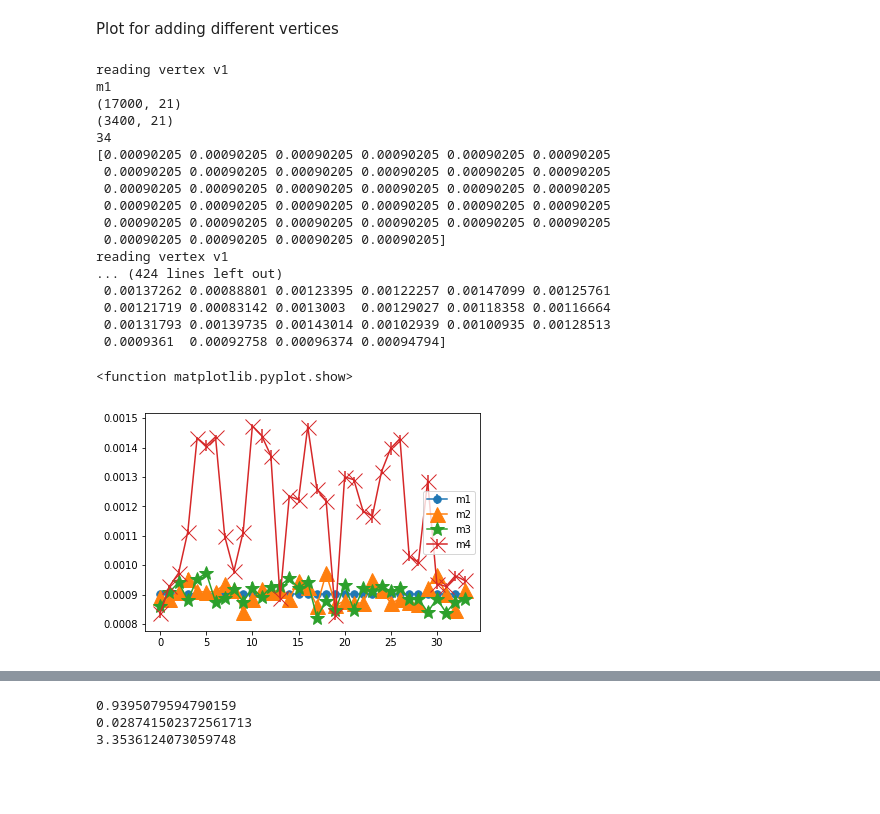
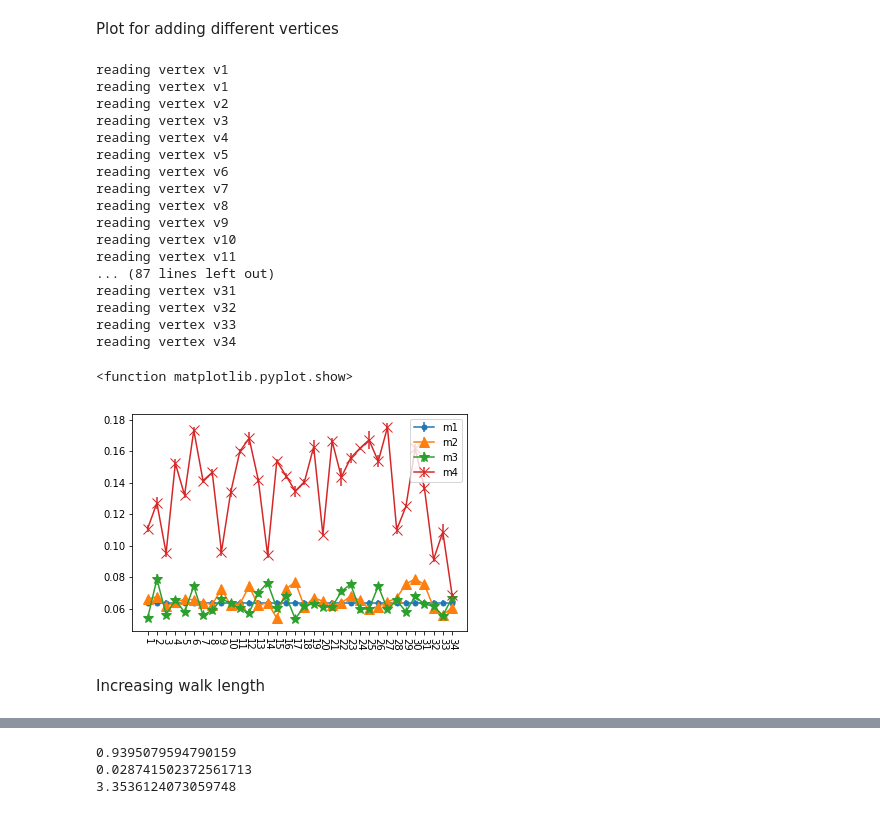
Before and after one commit to shps/incremental-representation-learning, a Jupyter notebook: materials/node_classification_from_random_walk.ipynb, the cells around one changed output, grey strips where cells are left out. Cells and saved outputs as stored; diff of their text form; code cells hidden in the pictures; blank space fills up the shorter version.

```diff
--- a/materials/node_classification_from_random_walk.ipynb
+++ b/materials/node_classification_from_random_walk.ipynb
@@ -14,7 +14,7 @@ from sklearn.pipeline import make_pipeline
 
 The word2vec model requires sentences of strings, so we convert node number to a string.
 # %%
-rw_location = Path("/Users/Ganymedian/Desktop/dynamic-rw/karate/ar")
+rw_location = Path("/Users/Ganymedian/Desktop/dynamic-rw/karate-nw/ar")
 methods = ["m1", "m2", "m3", "m4"]
 # methods = ["m1", "m2", "m3"]
 nmethods = len(methods)
@@ -22,11 +22,9 @@ vertices = []
 for i in range(34):
     vertices.append("v"+str(i+1))
 # v = vertices[0]
-v="v30"
+# v="v30"
 
 num_runs = 5
-wLength = 21
-bucket = 5
 # %%
 # G = nx.karate_club_graph()
 G = nx.read_edgelist("/Users/Ganymedian/Desktop/Projects/stellar-random-walk-research/randomwalk/src/test/resources/karate.txt", nodetype=int)
@@ -70,4 +73,6 @@ all_runs = extract_runs(read_walks(v))
 # %%
+wLength = 6
+bucket = 5
 formats=['.-', '^-', '*-','x-']
 for mm in range(nmethods):
     all_errors = []
@@ -90,7 +95,7 @@ for mm in range(nmethods):
         all_errors.append(errors)
     n = len(all_errors)
     means = np.mean(all_errors,axis=0)
-    print(means)
+#     print(means)
     stdv = np.std(all_errors, axis=0)
     stderr = stdv/np.sqrt(n)
     plt.errorbar(x_axis, means, yerr=stderr, fmt=formats[mm], label=methods[mm], ms=15)
@@ -136,61 +141,69 @@ def read_walks(m, v):
     return ars
     #     random_walks_str = [list(map(str, v)) for v in random_walks_int]
 # %%
+wLength = 6
 formats=['.-', '^-', '*-','x-']
 walk_length = wLength
 x_axis = []
 for vv in range(34):
-    x_axis.append(vv)
+    x_axis.append(vv+1)
 for mm in range(nmethods):
     all_errors = []
     for vv in range(34):
         v = "v"+str(vv+1)
         print("reading vertex " + v)
         runs = read_walks(methods[mm], v)
         errors = []
         for rr in range(num_runs):
             M_empirical = np.zeros((n_nodes, n_nodes))
             for walk in runs[rr]:
                 for kk in range(walk_length - 1):
                     M_empirical[walk[kk] - 1, walk[kk + 1] - 1] += 1
 
             n_samples = M_empirical.sum()
             M_empirical = M_empirical.T / np.maximum(M_empirical.sum(axis=1), 1)
 
-            errors.append(np.abs(M_theory - M_empirical).mean())
+            errors.append(np.abs(M_theory - M_empirical).max())
         if (methods[mm] == "m1"):
             for vv in range(34):
                 all_errors.append(errors)
             break;
         all_errors.append(errors)
     n = len(all_errors)
-    print(n)
+#     print(n)
     means = np.mean(all_errors,axis=1)
-    print(means)
+#     print(means)
     stdv = np.std(all_errors, axis=1)
     stderr = stdv/np.sqrt(n)
-    plt.errorbar(x_axis, means, yerr=stderr, fmt=formats[mm], label=methods[mm], ms=15)
+    plt.errorbar(x_axis, means, yerr=stderr, fmt=formats[mm], label=methods[mm], ms=10)
+    plt.xticks(x_axis, rotation=-90)
     plt.legend()
 
+fig_size = plt.rcParams["figure.figsize"]
+fig_size[0] = 6
+fig_size[1] = 4
+plt.rcParams["figure.figsize"] = fig_size
 plt.show
 # plt.plot(x_axis, all_errors, '.-')
 # %% [output]
 reading vertex v1
-m1
-(17000, 21)
-(3400, 21)
-34
-[0.00090205 0.00090205 0.00090205 0.00090205 0.00090205 0.00090205
- 0.00090205 0.00090205 0.00090205 0.00090205 0.00090205 0.00090205
- 0.00090205 0.00090205 0.00090205 0.00090205 0.00090205 0.00090205
- 0.00090205 0.00090205 0.00090205 0.00090205 0.00090205 0.00090205
- 0.00090205 0.00090205 0.00090205 0.00090205 0.00090205 0.00090205
- 0.00090205 0.00090205 0.00090205 0.00090205]
 reading vertex v1
-... (424 lines left out)
- 0.00137262 0.00088801 0.00123395 0.00122257 0.00147099 0.00125761
- 0.00121719 0.00083142 0.0013003  0.00129027 0.00118358 0.00116664
- 0.00131793 0.00139735 0.00143014 0.00102939 0.00100935 0.00128513
- 0.0009361  0.00092758 0.00096374 0.00094794]
+reading vertex v2
+reading vertex v3
+reading vertex v4
+reading vertex v5
+reading vertex v6
+reading vertex v7
+reading vertex v8
+reading vertex v9
+reading vertex v10
+reading vertex v11
+... (87 lines left out)
+reading vertex v31
+reading vertex v32
+reading vertex v33
+reading vertex v34
 <function matplotlib.pyplot.show>
-[figure, old version]
+[figure, new version]
+# %% [markdown]
+Increasing walk length
```
Also changed, not shown: parts of 15 cells of this notebook, 5 other files.
